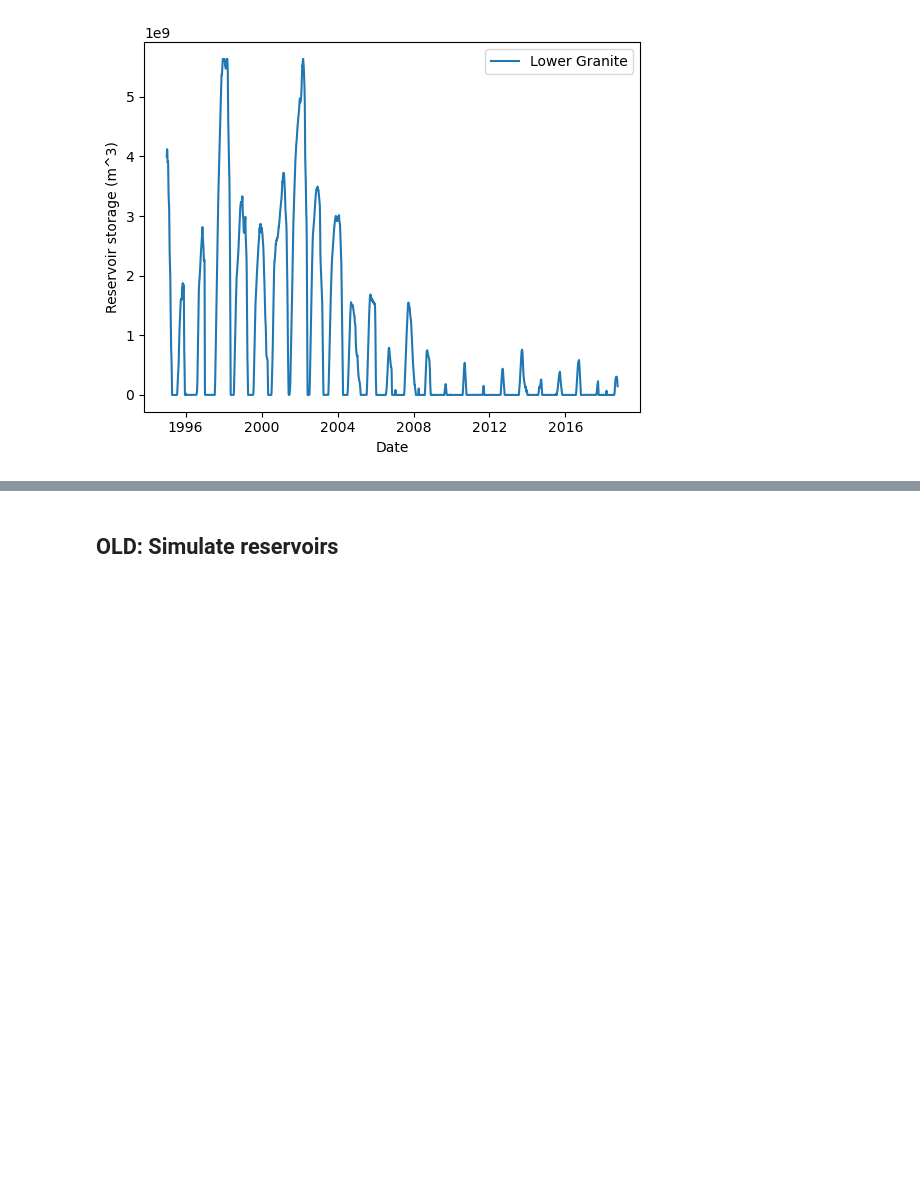
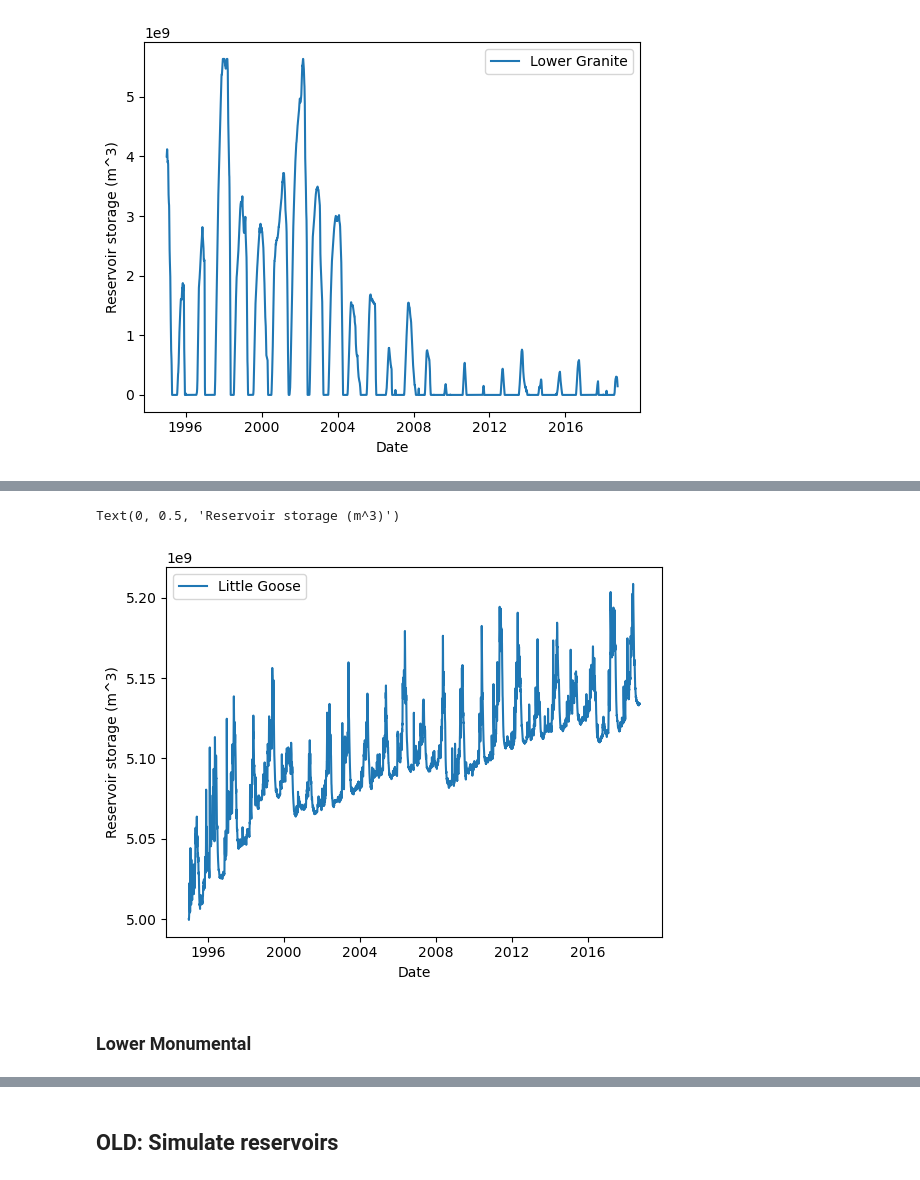
Before and after one commit to clairewang23/columbia_river_model, a Jupyter notebook: model drafting.ipynb, the cells around one changed output, grey strips where cells are left out. Saved outputs shown, nothing was run; the diff lists cells and outputs as text; code cells hidden in the pictures; blank space fills up the shorter version.

```diff
--- a/model drafting.ipynb
+++ b/model drafting.ipynb
@@ -187,0 +196,5 @@ Text(0, 0.5, 'Reservoir storage (m^3)')
+# %%
+input_data['Little Goose inflow (m^3/d)'] = little_goose.simulate_inflow(input_data['rainfall (in)'].values, input_data['Lower Granite outflow (cfs)'])
+input_data['Little Goose storage (m^3)'] = little_goose.simulate_storage(5_000_000_000, 1, input_data['Little Goose inflow (m^3/d)'].values, input_data['Little Goose outflow (cfs)'].values*86400*0.0283)
+
+display(input_data)
@@ -187,0 +215,12 @@ Text(0, 0.5, 'Reservoir storage (m^3)')
+# %%
+#sns.lineplot(x='datetime', y='Lower granite storage (m^3)', data=input_data, label='Lower Granite')
+sns.lineplot(x='datetime', y='Little Goose storage (m^3)', data=input_data, label='Little Goose')
+
+#plt.yscale('log')
+plt.xlabel('Date')
+plt.ylabel('Reservoir storage (m^3)')
+# %% [output]
+Text(0, 0.5, 'Reservoir storage (m^3)')
+[figure, added]
+# %% [markdown]
+### Lower Monumental
```
Also changed, not shown: parts of 11 cells of this notebook.
